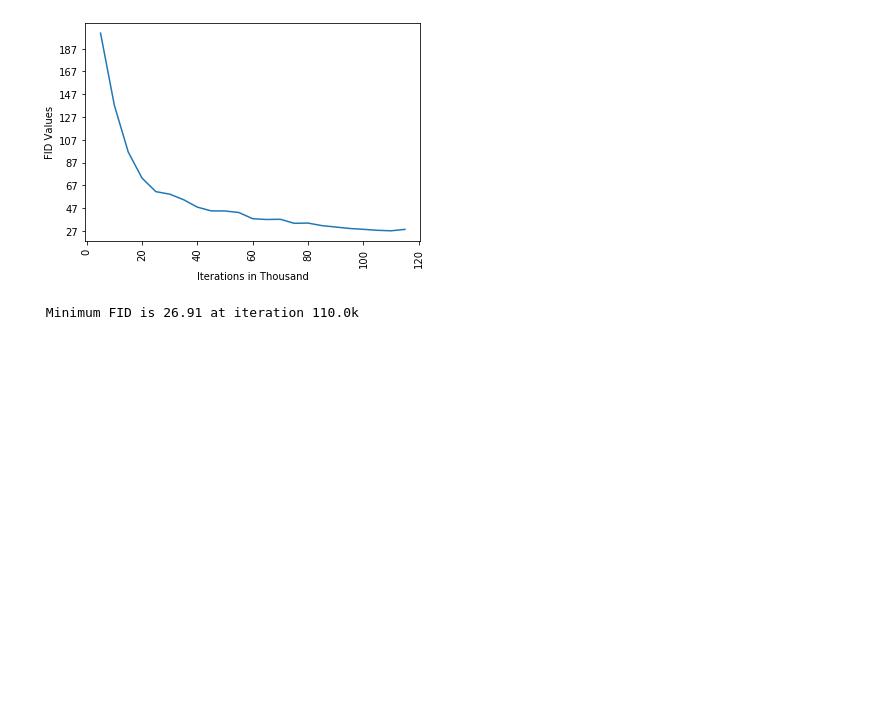
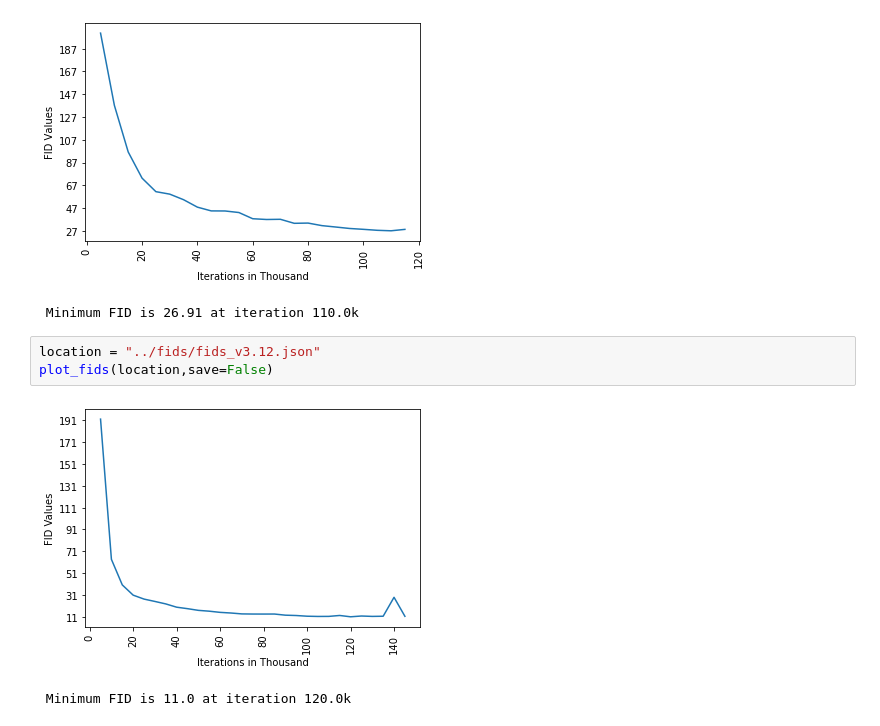
Before and after one commit to joex3999/SemanticStyleGAN, a Jupyter notebook: notebooks/Plots.ipynb, the cells around one changed output. Cells and saved outputs as stored; diff of their text form; blank space fills up the shorter version.

```diff
--- a/notebooks/Plots.ipynb
+++ b/notebooks/Plots.ipynb
@@ -84,3 +84,9 @@ plot_fids(location,save=False)
 # %% [output]
 [figure]
  Minimum FID is 26.91 at iteration 110.0k
+# %%
+location = "../fids/fids_v3.12.json"
+plot_fids(location,save=False)
+# %% [output]
+[figure, added]
+ Minimum FID is 11.0 at iteration 120.0k
```
Also changed, not shown: 7 other files.
